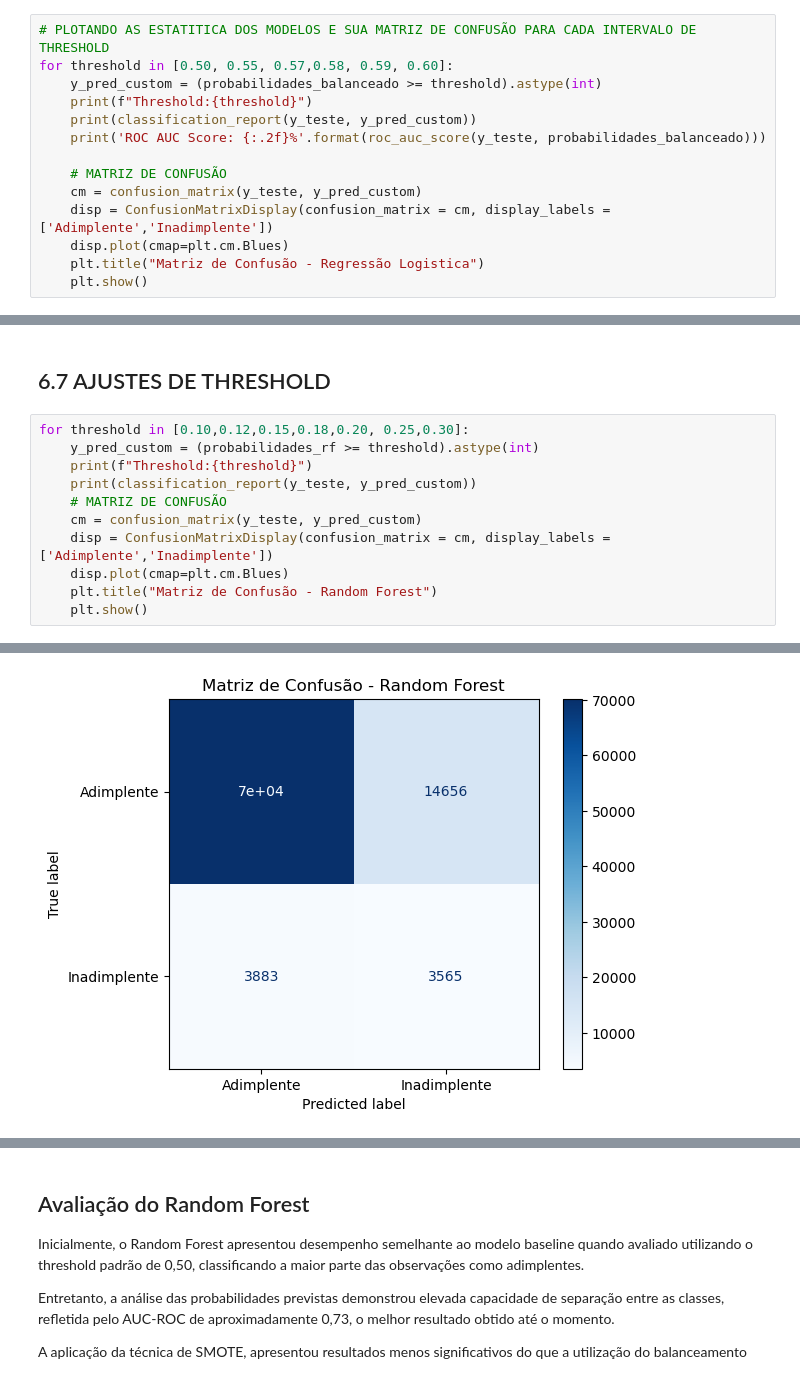
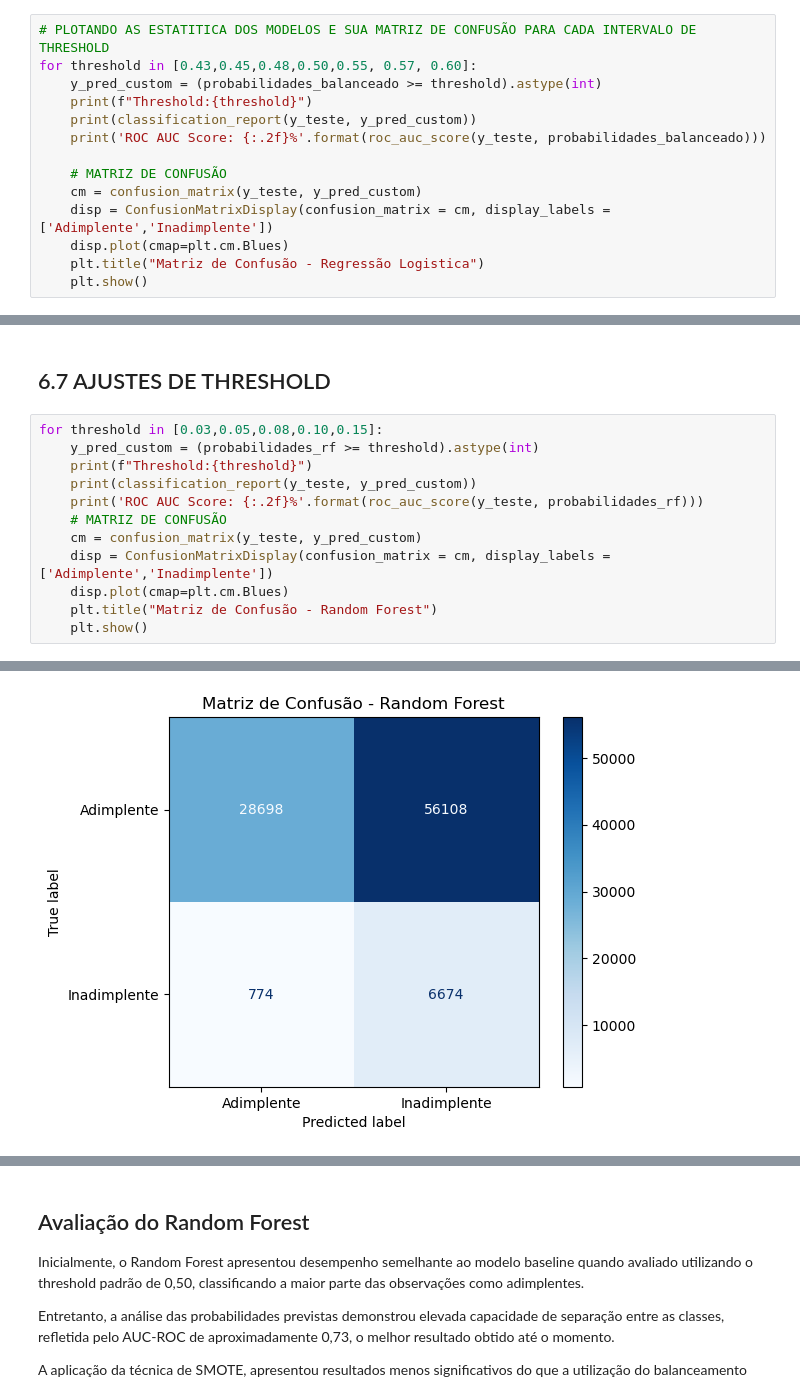
Before and after one commit to Rd-Brito13/Credit-Risk, a Jupyter notebook: notebook/04_modelos_avancados.ipynb, the cells around one changed output, grey strips where cells are left out. Saved outputs shown, nothing was run; the diff lists cells and outputs as text.

```diff
--- a/notebook/04_modelos_avancados.ipynb
+++ b/notebook/04_modelos_avancados.ipynb
@@ -399,7 +398,7 @@ plt.show()
 Nesta seção, foi aplicado varios intervalos de threshold, buscando otimizar a eficiência de recall e precision da classe positiva.
 # %%
 # PLOTANDO AS ESTATITICA DOS MODELOS E SUA MATRIZ DE CONFUSÃO PARA CADA INTERVALO DE THRESHOLD
-for threshold in [0.50, 0.55, 0.57,0.58, 0.59, 0.60]:
+for threshold in [0.43,0.45,0.48,0.50,0.55, 0.57, 0.60]:
     y_pred_custom = (probabilidades_balanceado >= threshold).astype(int)
     print(f"Threshold:{threshold}")
     print(classification_report(y_teste, y_pred_custom))
@@ -748,10 +759,11 @@ plt.show()
 # %% [markdown]
 ## 6.7 AJUSTES DE THRESHOLD
 # %%
-for threshold in [0.10,0.12,0.15,0.18,0.20, 0.25,0.30]:
+for threshold in [0.03,0.05,0.08,0.10,0.15]:
     y_pred_custom = (probabilidades_rf >= threshold).astype(int)
     print(f"Threshold:{threshold}")
     print(classification_report(y_teste, y_pred_custom))
+    print('ROC AUC Score: {:.2f}%'.format(roc_auc_score(y_teste, probabilidades_rf)))
     # MATRIZ DE CONFUSÃO
     cm = confusion_matrix(y_teste, y_pred_custom)
     disp = ConfusionMatrixDisplay(confusion_matrix = cm, display_labels = ['Adimplente','Inadimplente'])
@@ -781 +797 @@ weighted avg       0.89      0.80      0.83     92254
-[figure, old version]
+[figure, new version]
```
Also changed, not shown: parts of 8 cells of this notebook, 3 other files.
